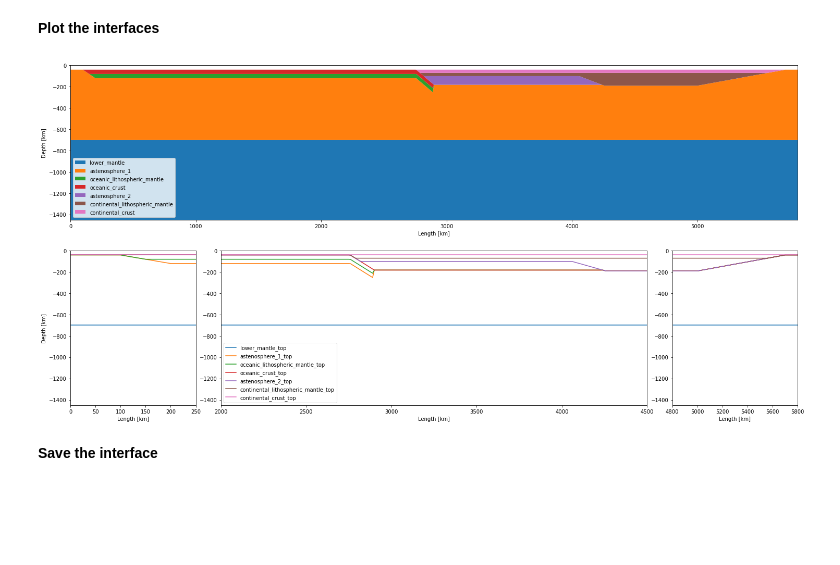
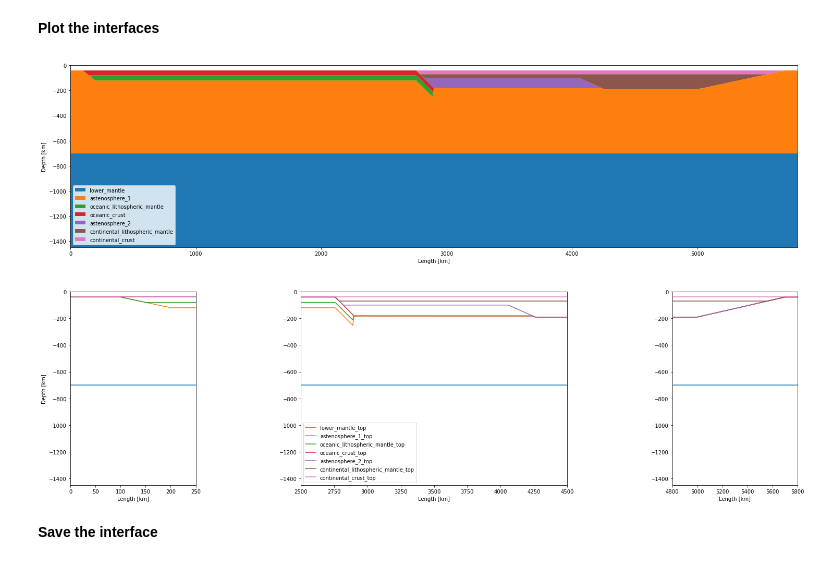
Before and after one commit to jamisonassuncao/mandyoc-scripts, a Jupyter notebook: subduction-initial.ipynb, the cells around one changed output. Drawn from its saved outputs; the diff is of its cells as text; code cells hidden in the pictures; blank space fills up the shorter version.

```diff
--- a/subduction-initial.ipynb
+++ b/subduction-initial.ipynb
@@ -361,9 +340,9 @@ Number of merged interfaces: 7
 **Plot the interfaces**
 # %%
 dx = 250
-fig, ax = plt.subplots(figsize=(25,12))
+fig, ax = plt.subplots(figsize=(25,15))
 
-plt.subplot(2, 1, 1)
+plt.subplot(2, 1, 1, aspect=1.)
 aux = 0
 for name, interface in interfaces.items():
     interface_new = interfaces[name]/1.0e3
@@ -379,37 +358,37 @@ for name, interface in interfaces.items():
     name_a = name
     interface_old = interfaces[name]/1.0e3
     aux += 1
-    ax.set_aspect('equal')
     plt.legend(loc=3)
 
 plt.subplot(2, 5, 6)
 for name, interface in interfaces.items():
     plt.plot(interfaces.x/1.0e3, interfaces[name]/1.0e3, label=name)
     plt.xlim((x_min/1.0e3, x_min/1.0e3 + dx))
     plt.ylim((z_min/1.0e3, z_max/1.0e3))
     plt.xlabel("Length [km]")
     plt.ylabel("Depth [km]")
 
-plt.subplot(2, 5, (7, 9))
+plt.subplot(2, 5, (7, 9), aspect=1)
 for name, interface in interfaces.items():
     plt.plot(interfaces.x/1.0e3, interfaces[name]/1.0e3, label=name)
-    plt.xlim((x_min/1.0e3 + 2_000, x_max/1.0e3 - 1_300))
+    plt.xlim((x_min/1.0e3 + 2_500, x_max/1.0e3 - 1_300))
+    plt.ylim((z_min/1.0e3, z_max/1.0e3))
     plt.ylim((z_min/1.0e3, z_max/1.0e3))
     plt.xlabel("Length [km]")
     # plt.ylabel("Depth [km]")
 plt.legend()
 
 plt.subplot(2, 5, 10)
 for name, interface in interfaces.items():
     plt.plot(interfaces.x/1.0e3, interfaces[name]/1.0e3, label=name)
     plt.xlim((x_max/1.0e3 - 1_000, x_max/1.0e3))
     plt.ylim((z_min/1.0e3, z_max/1.0e3))
     plt.xlabel("Length [km]")
     # plt.ylabel("Depth [km]")
 
 plt.show()
 # %% [output]
-[figure, old version]
+[figure, new version]
 # %% [markdown]
 **Save the interface**
 # %%
```
Also changed, not shown: parts of 3 cells of this notebook.
